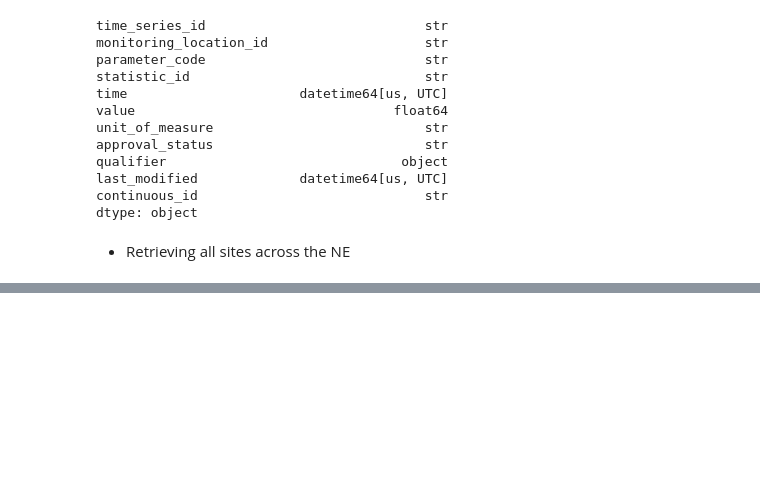
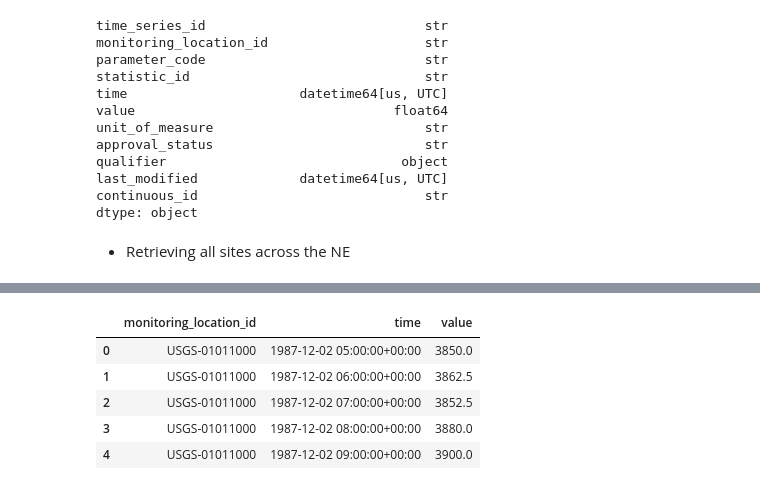
Before and after one commit to moralesvm/rain-on-snow, a Jupyter notebook: ros-workflow/3_get_Q_usgs.ipynb, the cells around one changed output, grey strips where cells are left out. Saved outputs shown, nothing was run; the diff lists cells and outputs as text; code cells hidden in the pictures; blank space fills up the shorter version.

```diff
--- a/ros-workflow/3_get_Q_usgs.ipynb
+++ b/ros-workflow/3_get_Q_usgs.ipynb
@@ -131,0 +139,17 @@ Wall time: 7min 43s
+# %%
+# Resample from 15-min frequency to hourly
+hourly_usgs = (
+    df.groupby([
+        "monitoring_location_id",
+        pd.Grouper(key="time", freq="1h")
+        ])["value"].mean().reset_index()
+        )
+# %%
+hourly_usgs.head()
+# %% [output]
+|  | monitoring_location_id | time | value |
+| 0 | USGS-01011000 | 1987-12-02 05:00:00+00:00 | 3850.0 |
+| 1 | USGS-01011000 | 1987-12-02 06:00:00+00:00 | 3862.5 |
+| 2 | USGS-01011000 | 1987-12-02 07:00:00+00:00 | 3852.5 |
+| 3 | USGS-01011000 | 1987-12-02 08:00:00+00:00 | 3880.0 |
+| 4 | USGS-01011000 | 1987-12-02 09:00:00+00:00 | 3900.0 |
```
Also changed, not shown: parts of 6 cells of this notebook.
